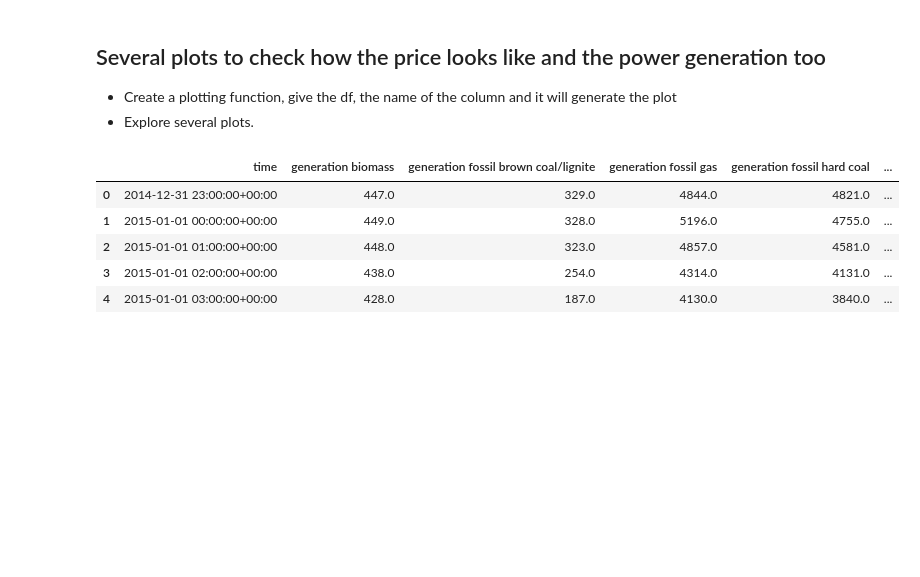
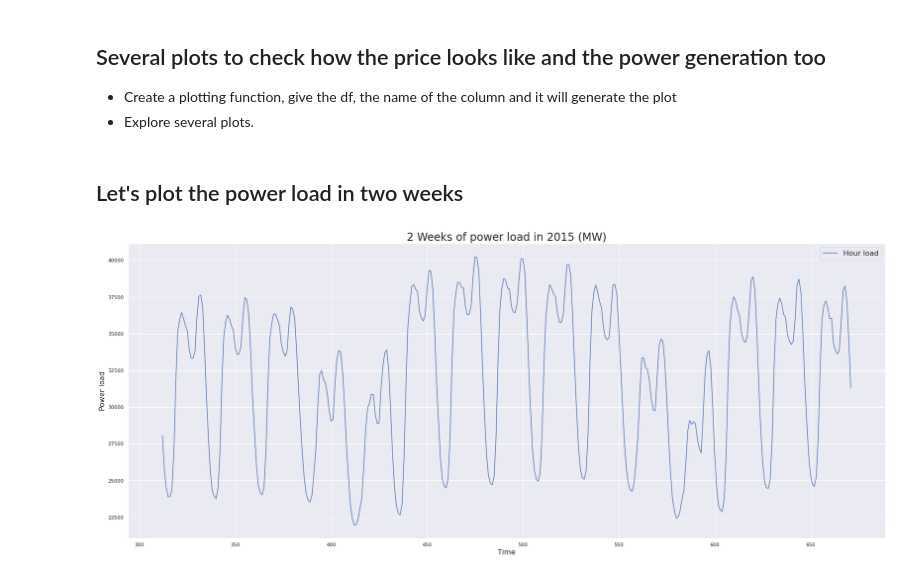
Before and after one commit to DrAlexSanz/Electricity-prices, a Jupyter notebook: Time_series_stationality.ipynb, the cells around one changed output. Drawn from its saved outputs; the diff is of its cells as text; code cells hidden in the pictures; blank space fills up the shorter version.

```diff
--- a/Time_series_stationality.ipynb
+++ b/Time_series_stationality.ipynb
@@ -7,5 +12,5 @@ from google.colab import drive
 # %%
-drive.mount('/gdrive')
-
-data = pd.read_csv('/gdrive/MyDrive/Electricity_prices/full_data.csv')
+data = pd.read_csv('/gdrive/MyDrive/Electricity_prices/full_data.csv', parse_dates = True)
+data["time"] = pd.to_datetime(data["time"], utc = True)
+data.head()
 # %% [output]
@@ -27,19 +37,21 @@ def plot_column(df, column_name,
     sns.set()
     fig, ax = plt.subplots(figsize=(30, 12))
     ax.set_xlabel('Time', fontsize=16)
-    if column:
-        ax.plot(df[column_name][start:end], label=label)
-        ax.set_ylabel(ylabel, fontsize=16)
+    ax.plot(df[column_name][start:end], label=label)
+    ax.set_ylabel(ylabel, fontsize=16)
     if ylabel:
         ax.legend(fontsize=16)
     if title:
         ax.set_title(title, fontsize=24)
     ax.grid(True)
     return ax
-# %% [output]
-|  | time | generation biomass | generation fossil brown coal/lignite | generation fossil gas | generation fossil hard coal | ... |
-| 0 | 2014-12-31 23:00:00+00:00 | 447.0 | 329.0 | 4844.0 | 4821.0 | ... |
-| 1 | 2015-01-01 00:00:00+00:00 | 449.0 | 328.0 | 5196.0 | 4755.0 | ... |
-| 2 | 2015-01-01 01:00:00+00:00 | 448.0 | 323.0 | 4857.0 | 4581.0 | ... |
-| 3 | 2015-01-01 02:00:00+00:00 | 438.0 | 254.0 | 4314.0 | 4131.0 | ... |
-| 4 | 2015-01-01 03:00:00+00:00 | 428.0 | 187.0 | 4130.0 | 3840.0 | ... |
+# %% [markdown]
+## Let's plot the power load in two weeks
+# %%
+ax = plot_column(data, column_name = "total load actual", label = "Hour load", ylabel = "Power load",
+                 start = 13*24, end = 24 * 28,
+                 title = "2 Weeks of power load in 2015 (MW)")
+
+plt.show()
+# %% [output]
+[figure, added]
```
Also changed, not shown: parts of 6 cells of this notebook.
